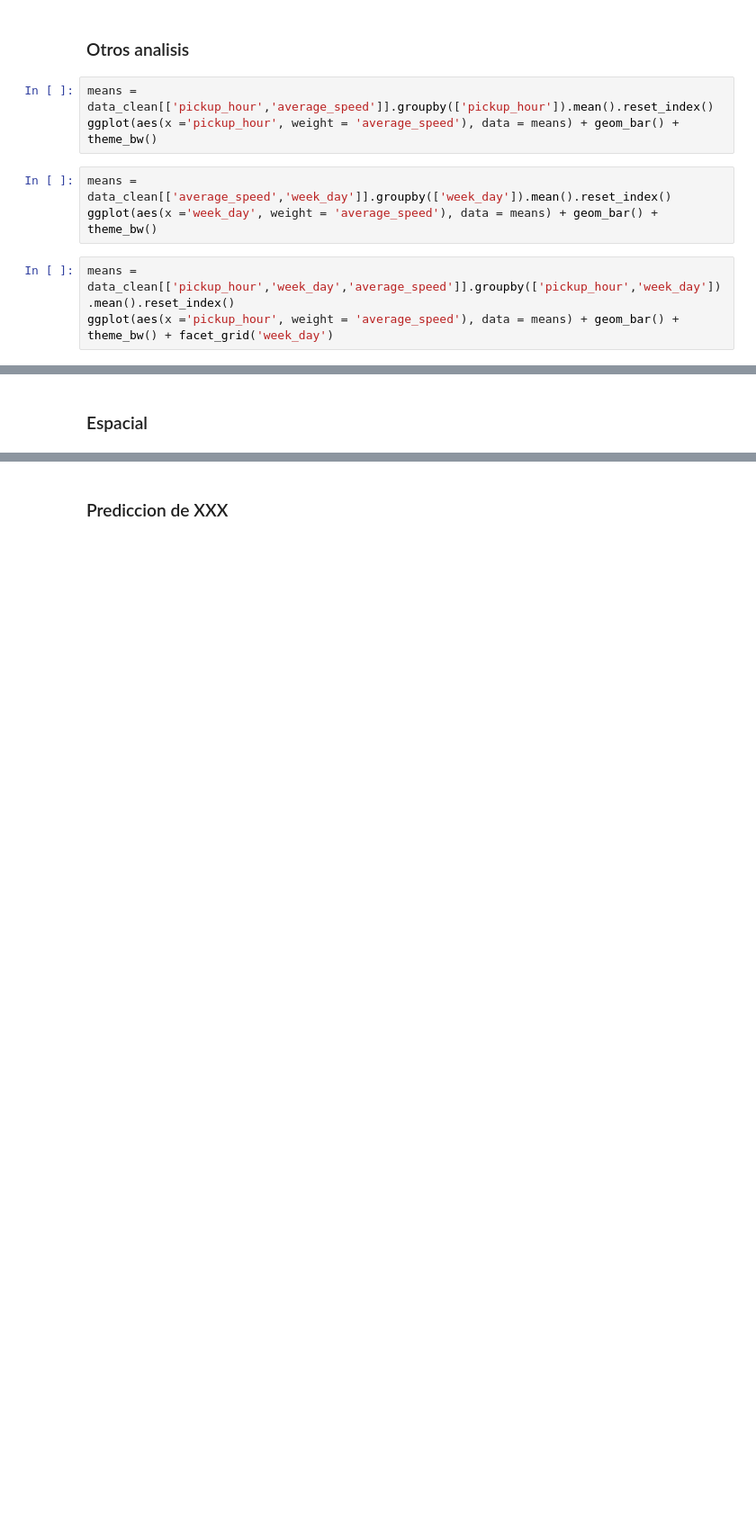
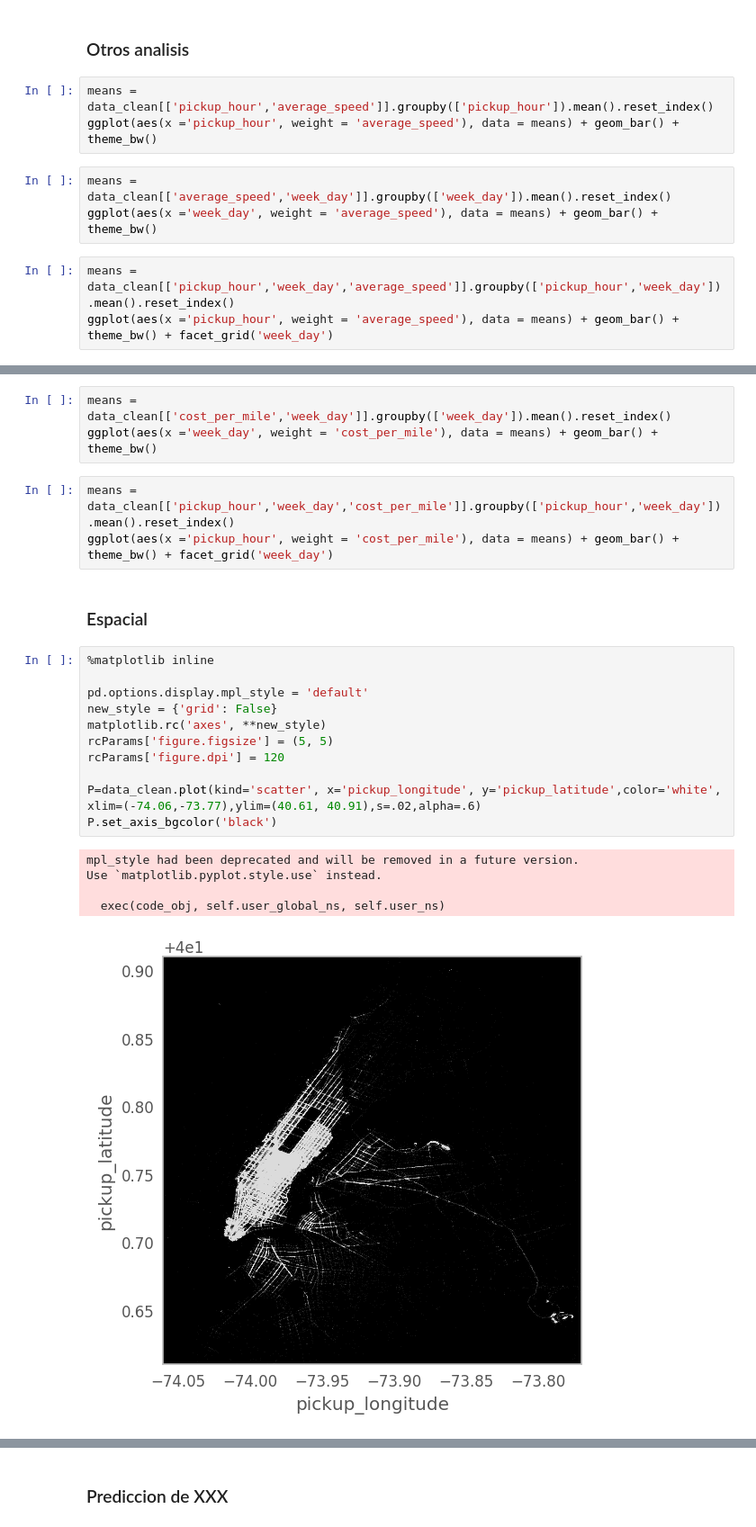
Before and after one commit to cchallu/datank_challenge, a Jupyter notebook: source/datank_challenge.ipynb, the cells around one changed output, grey strips where cells are left out. Shown at 90% size. Drawn from its saved outputs; the diff is of its cells as text; blank space fills up the shorter version.

```diff
--- a/source/datank_challenge.ipynb
+++ b/source/datank_challenge.ipynb
@@ -138,2 +219,25 @@ ggplot(aes(x ='pickup_hour', weight = 'average_speed'), data = means) + geom_bar
+# %%
+means = data_clean[['cost_per_mile','week_day']].groupby(['week_day']).mean().reset_index()
+ggplot(aes(x ='week_day', weight = 'cost_per_mile'), data = means) + geom_bar() + theme_bw()
+# %%
+means = data_clean[['pickup_hour','week_day','cost_per_mile']].groupby(['pickup_hour','week_day']).mean().reset_index()
+ggplot(aes(x ='pickup_hour', weight = 'cost_per_mile'), data = means) + geom_bar() + theme_bw() + facet_grid('week_day')
 # %% [markdown]
 ### Espacial
+# %%
+%matplotlib inline
+
+pd.options.display.mpl_style = 'default'
+new_style = {'grid': False}
+matplotlib.rc('axes', **new_style)
+rcParams['figure.figsize'] = (5, 5)
+rcParams['figure.dpi'] = 120
+
+P=data_clean.plot(kind='scatter', x='pickup_longitude', y='pickup_latitude',color='white', xlim=(-74.06,-73.77),ylim=(40.61, 40.91),s=.02,alpha=.6)
+P.set_axis_bgcolor('black')
+# %% [output]
+mpl_style had been deprecated and will be removed in a future version.
+Use `matplotlib.pyplot.style.use` instead.
+
+  exec(code_obj, self.user_global_ns, self.user_ns)
+[figure, added]
```
Also changed, not shown: parts of 23 cells of this notebook.
